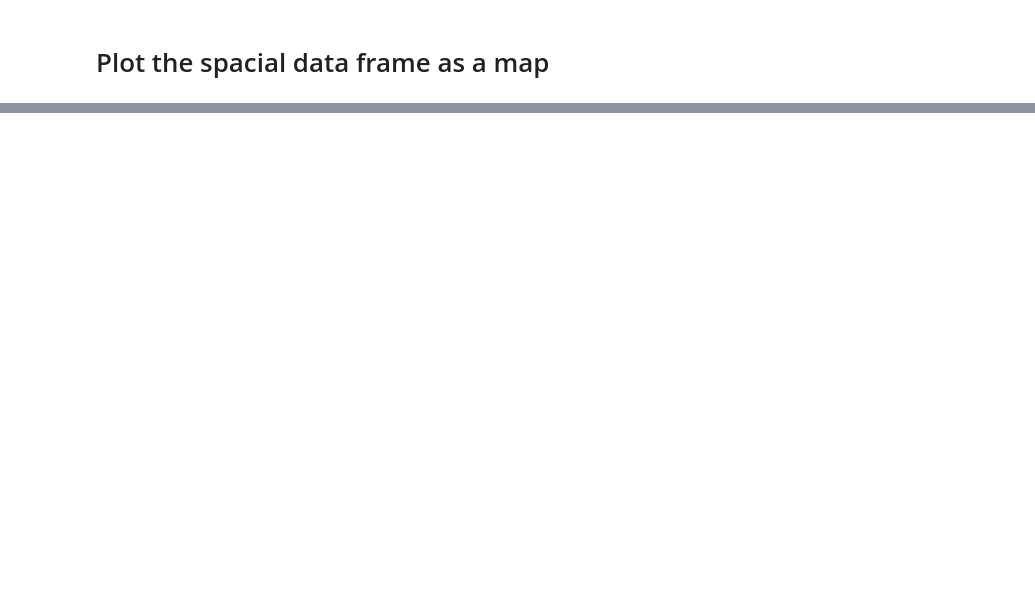
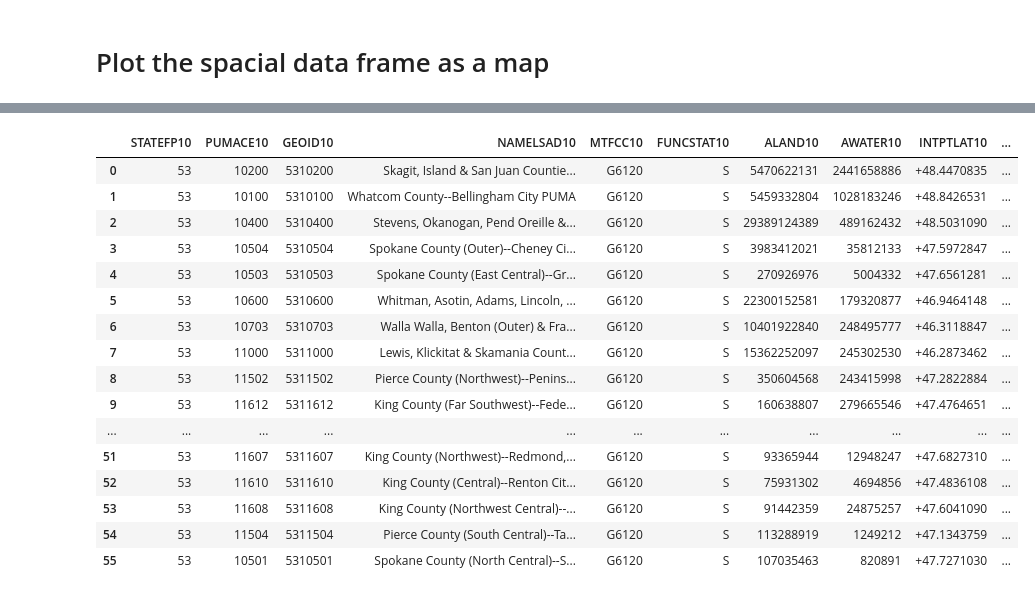
Before and after one commit to aabrahamson3/opportunity_youth, a Jupyter notebook: 01-making_a_map_aabrahamson.ipynb, the cells around one changed output, grey strips where cells are left out. Cells and saved outputs as stored; diff of their text form; code cells hidden in the pictures; blank space fills up the shorter version.

```diff
--- a/01-making_a_map_aabrahamson.ipynb
+++ b/01-making_a_map_aabrahamson.ipynb
@@ -157,0 +91,20 @@ plt.show()
+# %%
+wa_puma
+# %% [output]
+|  | STATEFP10 | PUMACE10 | GEOID10 | NAMELSAD10 | MTFCC10 | FUNCSTAT10 | ALAND10 | AWATER10 | INTPTLAT10 | ... |
+| 0 | 53 | 10200 | 5310200 | Skagit, Island & San Juan Countie... | G6120 | S | 5470622131 | 2441658886 | +48.4470835 | ... |
+| 1 | 53 | 10100 | 5310100 | Whatcom County--Bellingham City PUMA | G6120 | S | 5459332804 | 1028183246 | +48.8426531 | ... |
+| 2 | 53 | 10400 | 5310400 | Stevens, Okanogan, Pend Oreille &... | G6120 | S | 29389124389 | 489162432 | +48.5031090 | ... |
+| 3 | 53 | 10504 | 5310504 | Spokane County (Outer)--Cheney Ci... | G6120 | S | 3983412021 | 35812133 | +47.5972847 | ... |
+| 4 | 53 | 10503 | 5310503 | Spokane County (East Central)--Gr... | G6120 | S | 270926976 | 5004332 | +47.6561281 | ... |
+| 5 | 53 | 10600 | 5310600 | Whitman, Asotin, Adams, Lincoln, ... | G6120 | S | 22300152581 | 179320877 | +46.9464148 | ... |
+| 6 | 53 | 10703 | 5310703 | Walla Walla, Benton (Outer) & Fra... | G6120 | S | 10401922840 | 248495777 | +46.3118847 | ... |
+| 7 | 53 | 11000 | 5311000 | Lewis, Klickitat & Skamania Count... | G6120 | S | 15362252097 | 245302530 | +46.2873462 | ... |
+| 8 | 53 | 11502 | 5311502 | Pierce County (Northwest)--Penins... | G6120 | S | 350604568 | 243415998 | +47.2822884 | ... |
+| 9 | 53 | 11612 | 5311612 | King County (Far Southwest)--Fede... | G6120 | S | 160638807 | 279665546 | +47.4764651 | ... |
+| ... | ... | ... | ... | ... | ... | ... | ... | ... | ... | ... |
+| 51 | 53 | 11607 | 5311607 | King County (Northwest)--Redmond,... | G6120 | S | 93365944 | 12948247 | +47.6827310 | ... |
+| 52 | 53 | 11610 | 5311610 | King County (Central)--Renton Cit... | G6120 | S | 75931302 | 4694856 | +47.4836108 | ... |
+| 53 | 53 | 11608 | 5311608 | King County (Northwest Central)--... | G6120 | S | 91442359 | 24875257 | +47.6041090 | ... |
+| 54 | 53 | 11504 | 5311504 | Pierce County (South Central)--Ta... | G6120 | S | 113288919 | 1249212 | +47.1343759 | ... |
+| 55 | 53 | 10501 | 5310501 | Spokane County (North Central)--S... | G6120 | S | 107035463 | 820891 | +47.7271030 | ... |
```
Also changed, not shown: parts of 22 cells of this notebook.
